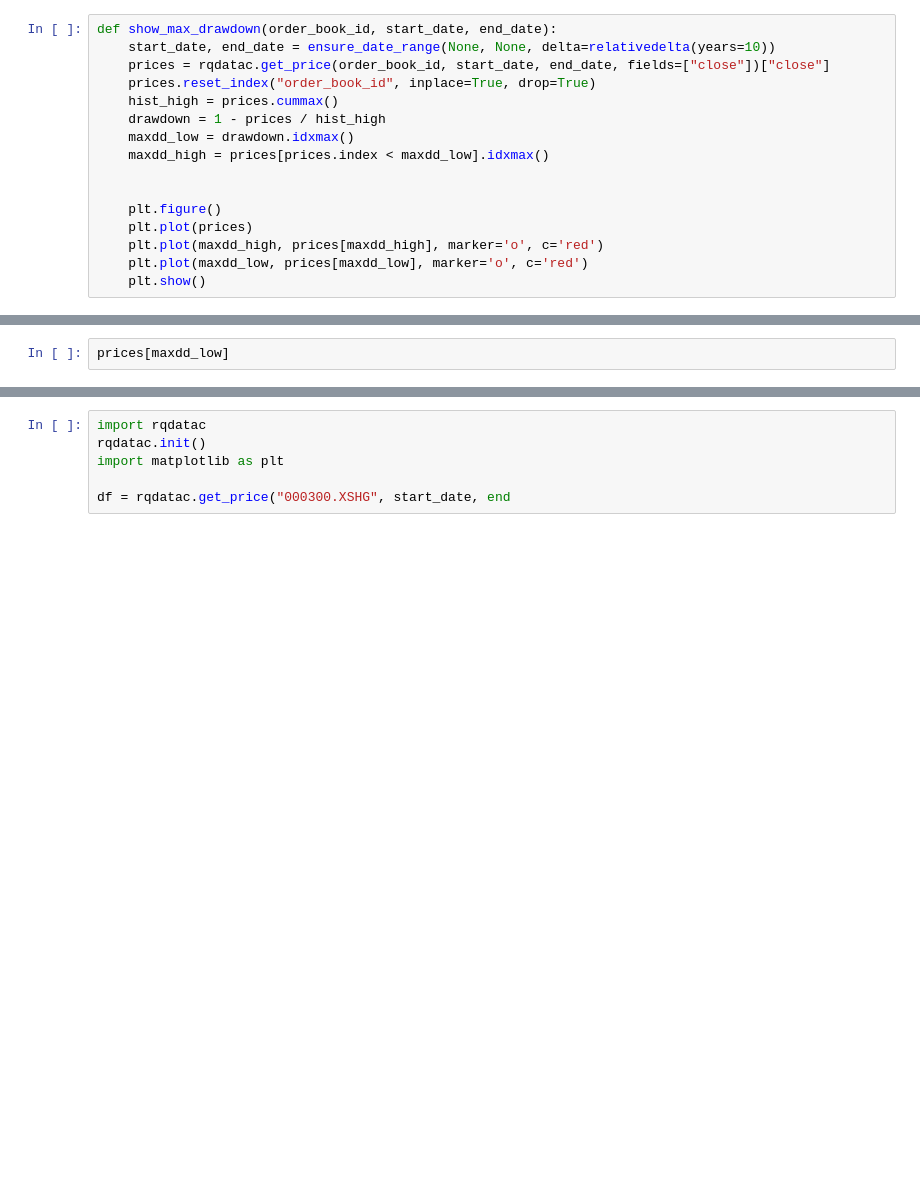
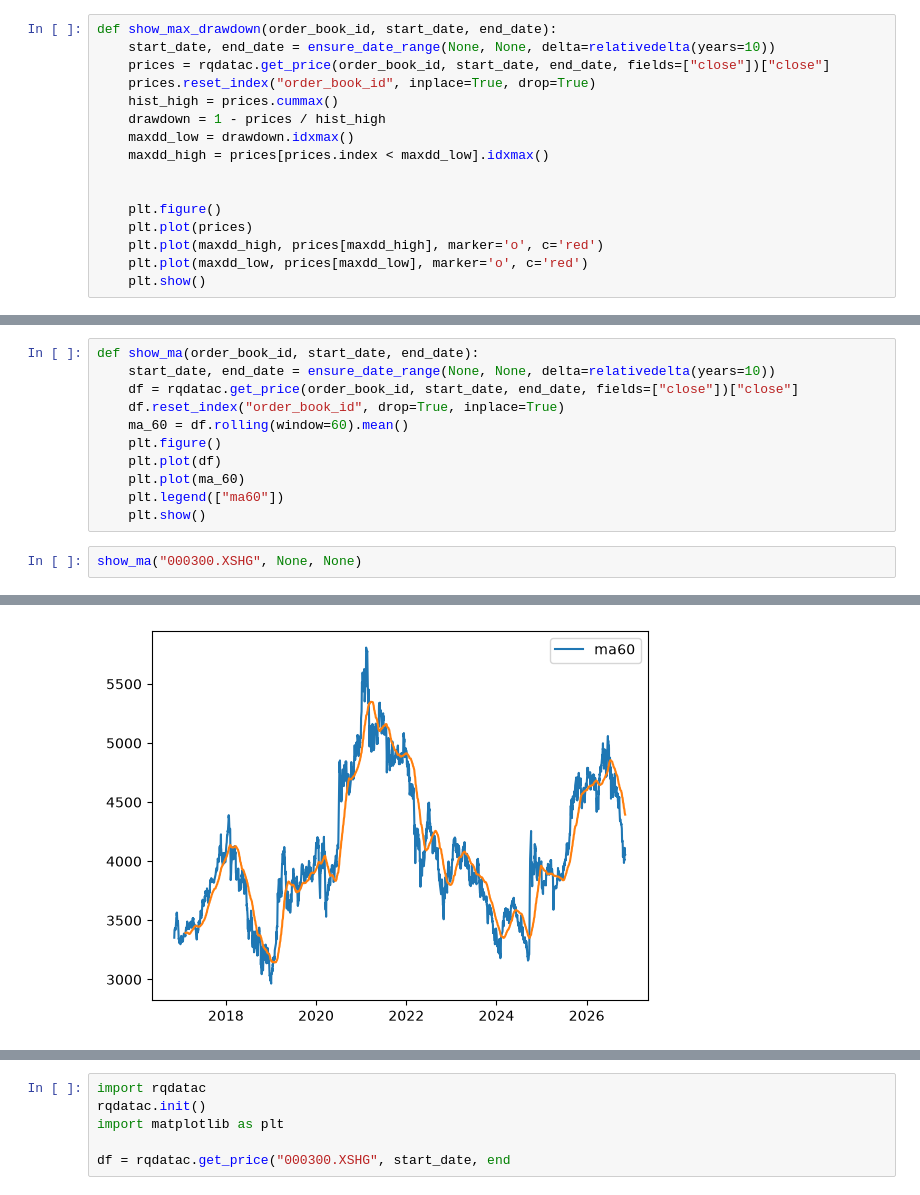
Before and after one commit to WindSoilder/quant_study, a Jupyter notebook: chapter3.ipynb, the cells around one changed output, grey strips where cells are left out. Drawn from its saved outputs; the diff is of its cells as text; blank space fills up the shorter version.

```diff
--- a/chapter3.ipynb
+++ b/chapter3.ipynb
@@ -27,3 +32,14 @@ def show_max_drawdown(order_book_id, start_date, end_date):
+# %%
+def show_ma(order_book_id, start_date, end_date):
+    start_date, end_date = ensure_date_range(None, None, delta=relativedelta(years=10))
+    df = rqdatac.get_price(order_book_id, start_date, end_date, fields=["close"])["close"]
+    df.reset_index("order_book_id", drop=True, inplace=True)
+    ma_60 = df.rolling(window=60).mean()
+    plt.figure()
+    plt.plot(df)
+    plt.plot(ma_60)
+    plt.legend(["ma60"])
+    plt.show()
 # %%
-prices[maxdd_low]
+show_ma("000300.XSHG", None, None)
 # %% [output]
@@ -30,0 +48 @@ KeyError: Timestamp('2024-09-13 00:00:00')
+[figure, added]
```
Also changed, not shown: parts of 5 cells of this notebook.
